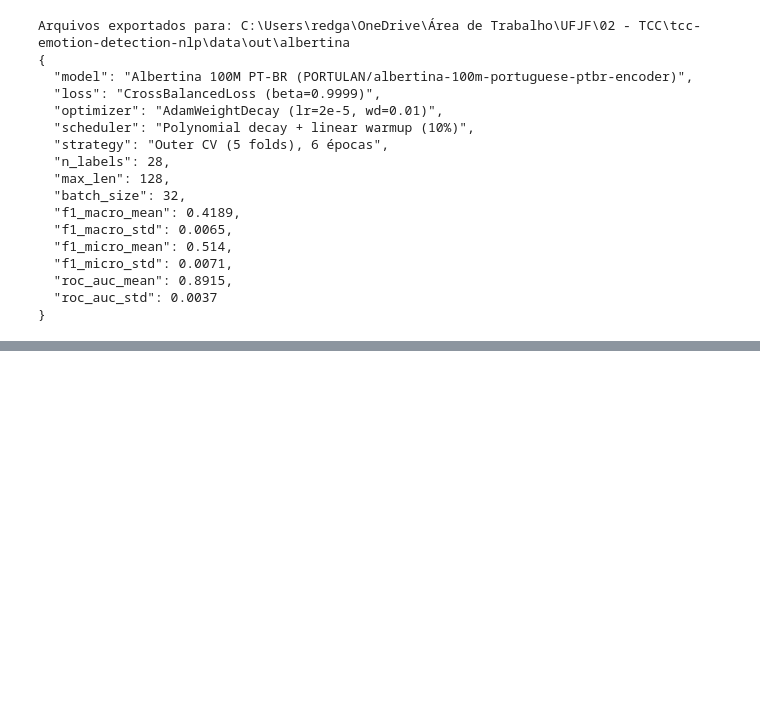
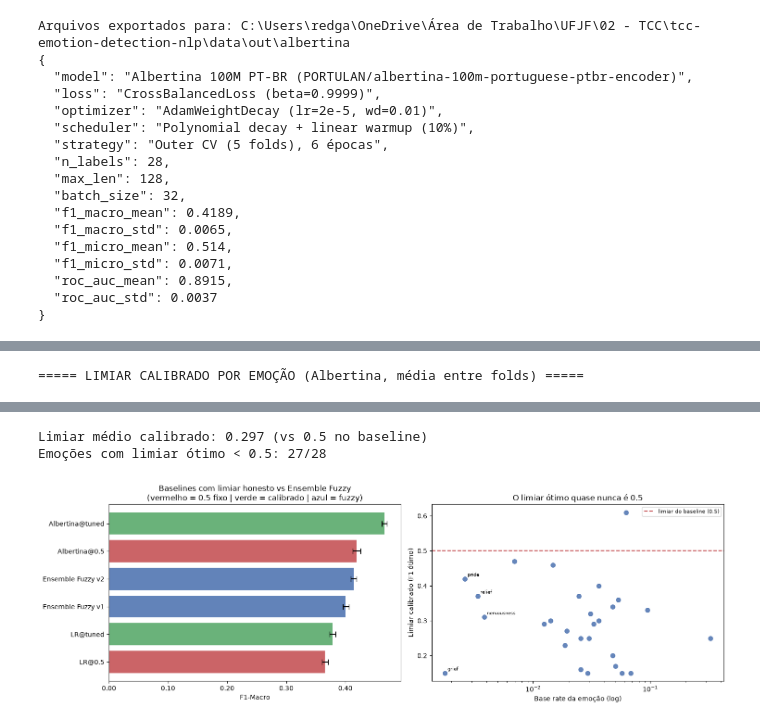
Before and after one commit to LuanBarbs/tcc-emotion-detection-nlp, a Jupyter notebook: src/baseline_Albertina.ipynb, the cells around one changed output, grey strips where cells are left out. Cells and saved outputs as stored; diff of their text form; code cells hidden in the pictures; blank space fills up the shorter version.

Commit message:
fazendo analise de limiar para o albertina

```diff
--- a/src/baseline_Albertina.ipynb
+++ b/src/baseline_Albertina.ipynb
@@ -851,0 +1331,71 @@ Arquivos exportados para: C:\Users\redga\OneDrive\Área de Trabalho\UFJF\02 - TC
+# %%
+print("===== LIMIAR CALIBRADO POR EMOÇÃO (Albertina, média entre folds) =====")
+display(df_thr.round(4))
+print(f"\nLimiar médio calibrado: {thr_mean.mean():.3f} (vs 0.5 no baseline)")
+print(f"Emoções com limiar ótimo < 0.5: {int((thr_mean < 0.5).sum())}/{N_LABELS}")
+
+fig, axes = plt.subplots(1, 2, figsize=(15, 5))
+
+ax = axes[0]
+order = df_final.sort_values("f1_macro")
+cols = ["#C44E52" if "@0.5" in i else ("#4C72B0" if "Fuzzy" in i else "#55A868")
+        for i in order.index]
+ax.barh(order.index, order["f1_macro"], xerr=order["f1_macro_std"],
+        capsize=4, color=cols, alpha=0.88)
+ax.set_xlabel("F1-Macro")
+ax.set_title("Baselines com limiar honesto vs Ensemble Fuzzy\n"
+             "(vermelho = 0.5 fixo | verde = calibrado | azul = fuzzy)")
+ax.xaxis.set_major_formatter(mticker.FormatStrFormatter("%.2f"))
+
+ax2 = axes[1]
+ax2.scatter(df_thr["base_rate"], df_thr["limiar_calibrado"], s=45, color="#4C72B0", alpha=0.85)
+ax2.axhline(0.5, color="#C44E52", linestyle="--", label="limiar do baseline (0.5)")
+ax2.set_xscale("log")
+ax2.set_xlabel("Base rate da emoção (log)")
+ax2.set_ylabel("Limiar calibrado (F1 ótimo)")
+ax2.set_title("O limiar ótimo quase nunca é 0.5")
+ax2.legend(fontsize=8)
+for emo in df_thr.index[:4]:
+    ax2.annotate(emo, (df_thr.loc[emo, "base_rate"], df_thr.loc[emo, "limiar_calibrado"]),
+                 fontsize=7, xytext=(4, 4), textcoords="offset points")
+
+plt.tight_layout()
+plt.savefig(OUT_LIMIAR / "testes_limiar_albertina.png", dpi=150, bbox_inches="tight")
+plt.show()
+df_thresh.to_csv(OUT_LIMIAR / "efeito_limiar.csv")
+df_final.to_csv(OUT_LIMIAR / "comparacao_final_limiar_honesto.csv")
+df_thr.to_csv(OUT_LIMIAR / "limiares_calibrados_por_emocao.csv")
+pd.DataFrame({name: pd.DataFrame([m["f1_per_label"] for m in v]).mean()
+              for name, v in results.items()}).to_csv(OUT_LIMIAR / "f1_por_label_limiar.csv")
+np.save(CACHE_LIMIAR / "thresholds_albertina.npy",
+        np.vstack([thr_store[k]["Albertina"] for k in sorted(thr_store)]))
+
+summary = {
+    "objetivo": ("Medir o Albertina com o MESMO tratamento de limiar que o Ensemble Fuzzy "
+                 "recebe (calibrado por emocao, OOF), em vez de 0.5 fixo."),
+    "protocolo": ("Para cada outer fold k: limiares calibrados por emocao nas probabilidades "
+                  "OOF dos folds j!=k (grade identica a THRESH_GRID do fuzzy), aplicados em "
+                  "P_Albertina[k]. Nenhum limiar escolhido no fold de teste."),
+    "grade_justa": [float(THRESH_GRID.min()), float(THRESH_GRID.max()), int(len(THRESH_GRID))],
+    "nota_metrica": ("ROC-AUC e otimista sob desbalanceamento; Average Precision (PR-AUC) e "
+                     "a metrica de ranking apropriada para labels raros."),
+    "ressalva": ("P_Albertina herda do baseline a selecao da melhor epoca pelo F1 no proprio fold "
+                 "de teste; como o Ensemble Fuzzy usa o mesmo P_Albertina, a comparacao relativa "
+                 "nao e afetada, mas o valor absoluto e levemente otimista."),
+    "resultados": {name: {
+        "f1_macro": f"{d['f1_macro'].mean():.4f} +/- {d['f1_macro'].std():.4f}",
+        "precision_macro": f"{d['precision_macro'].mean():.4f}",
+        "recall_macro": f"{d['recall_macro'].mean():.4f}",
+        "avg_precision_macro": f"{d['avg_precision_macro'].mean():.4f}",
+        "roc_auc_macro": f"{d['roc_auc_macro'].mean():.4f}",
+    } for name, d in dfs.items()},
+    "limiar_medio_albertina": float(thr_mean.mean()),
+    "n_emocoes_limiar_abaixo_0.5": int((thr_mean < 0.5).sum()),
+}
+with open(OUT_LIMIAR / "testes_limiar_summary.json", "w", encoding="utf-8") as f:
+    json.dump(summary, f, indent=2, ensure_ascii=False)
+
+print("Arquivos exportados para", OUT_LIMIAR.resolve())
+print(json.dumps(summary, indent=2, ensure_ascii=False))
+# %% [output]
+===== LIMIAR CALIBRADO POR EMOÇÃO (Albertina, média entre folds) =====
@@ -851,0 +1419,3 @@ Arquivos exportados para: C:\Users\redga\OneDrive\Área de Trabalho\UFJF\02 - TC
+Limiar médio calibrado: 0.297 (vs 0.5 no baseline)
+Emoções com limiar ótimo < 0.5: 27/28
+[figure, added]
```
Also changed, not shown: parts of 6 cells of this notebook, 12 other files.
